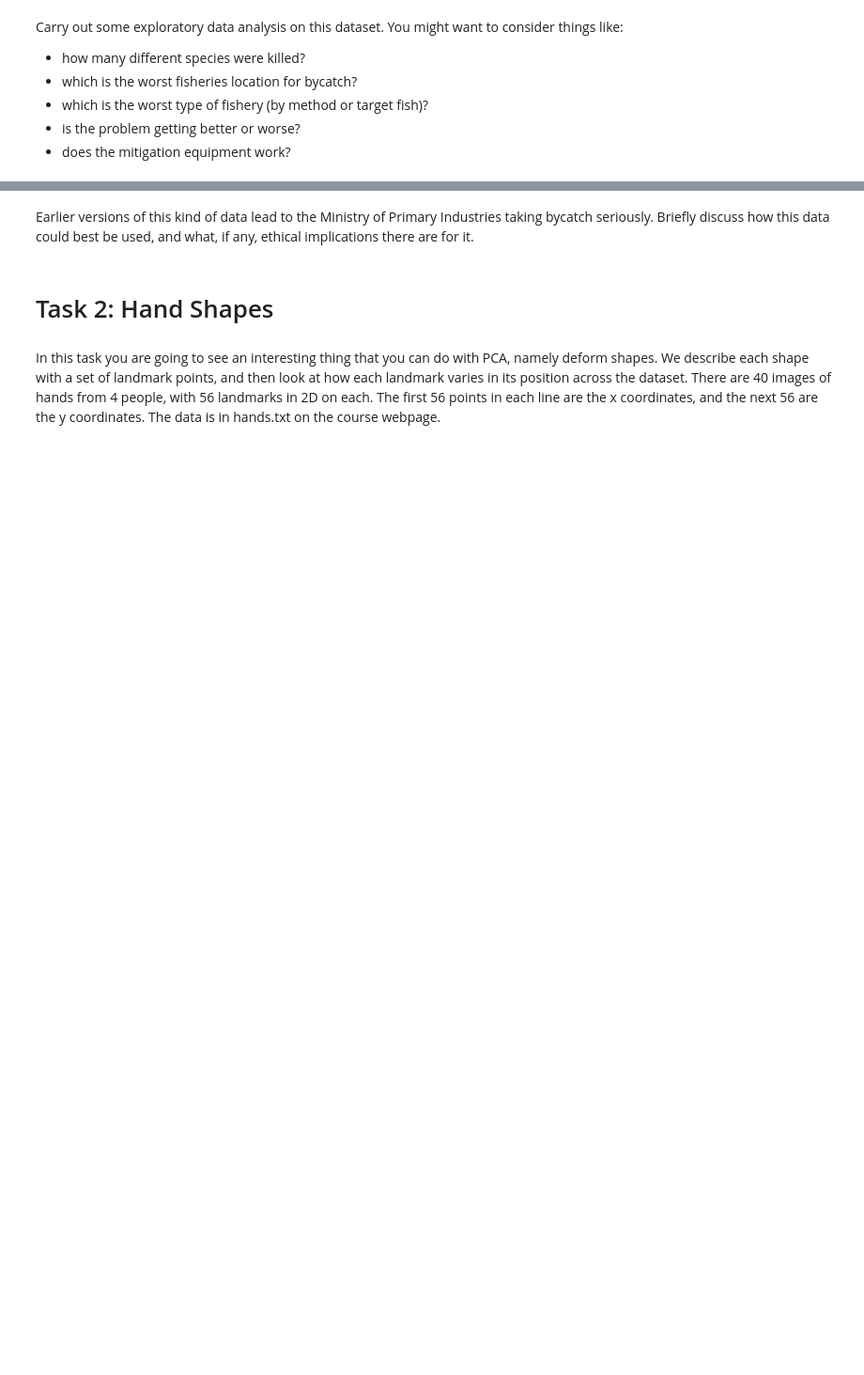
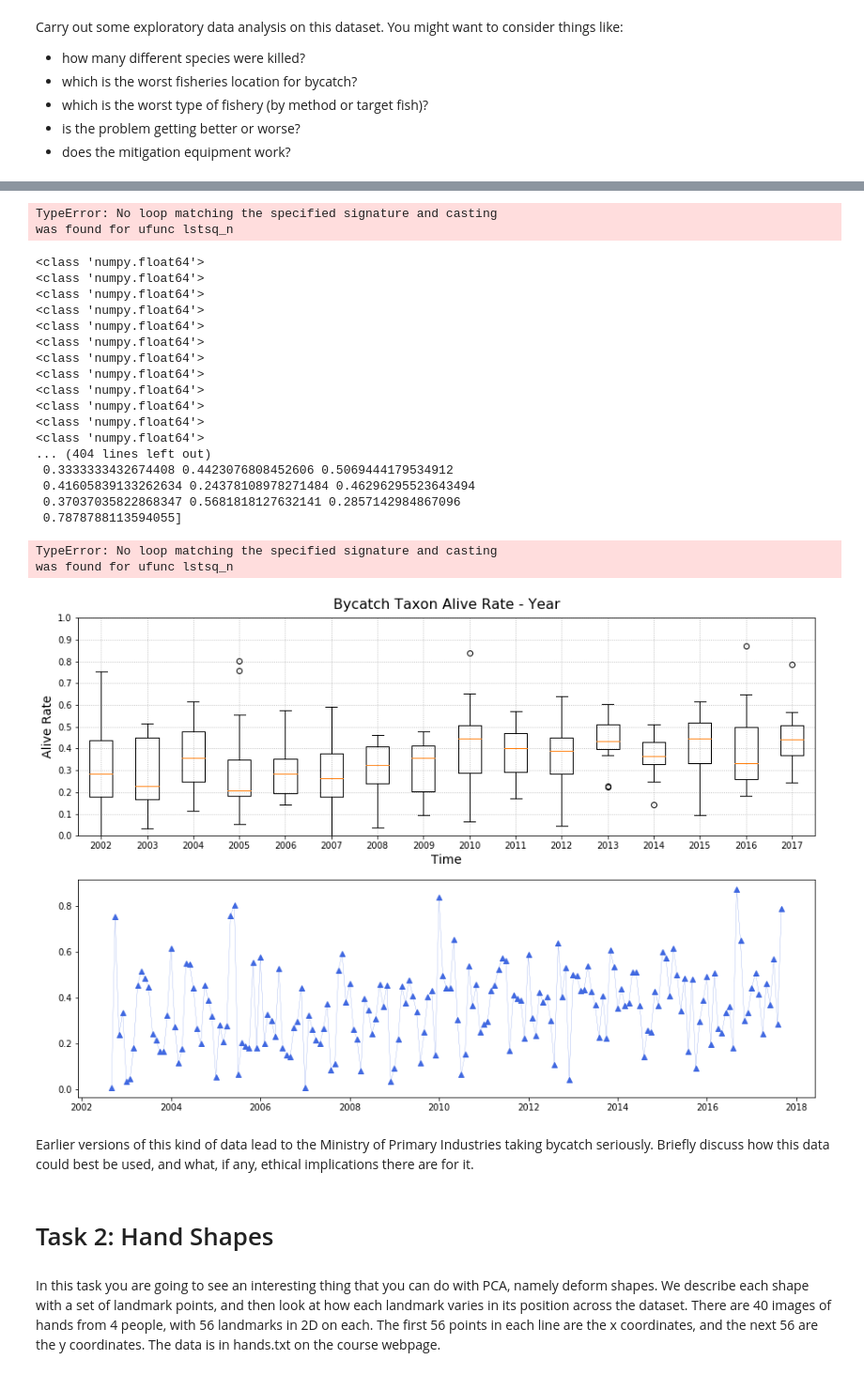
Before and after one commit to hanhnus/DATA201, a Jupyter notebook: Project 1.ipynb, the cells around one changed output, grey strips where cells are left out. Shown at 94% size. Saved outputs shown, nothing was run; the diff lists cells and outputs as text; code cells hidden in the pictures; blank space fills up the shorter version.

```diff
--- a/Project 1.ipynb
+++ b/Project 1.ipynb
@@ -27,0 +40,10 @@ df.head()
+# %%
+# Data Cleansing
+#     to calculate and compare the alive rate among different locations, method, target fish, and so on,
+# the rows whose "status" column are "NaN" need to be removed temporarily.
+#print(df.loc[8600:8700])
+df = df.dropna(subset = ["status"])
+df = df.reset_index(drop = True)
+#df = df.dropna(subset = ["excluded"])
+#print(df.loc[8600:8700,3:4])
+df.tail()
@@ -34,0 +282,10 @@ Carry out some exploratory data analysis on this dataset. You might want to cons
+# %%
+# to prepare tuples for box-chart plotting
+alive_rate_list = []
+year_list = []
+for y in range(2002, 2018):
+    df_each_year_month = df_alive_rate_byYearMonth[df_alive_rate_byYearMonth.index.year == y]
+    alive_rate_list.append(tuple(df_each_year_month["Alive Rate"]))
+    year_list.append(y)
+alive_rate_tuple = tuple(alive_rate_list)
+year_tuple = tuple(year_list)
@@ -34,0 +323,54 @@ Carry out some exploratory data analysis on this dataset. You might want to cons
+# %%
+# test
+xxx    = mdates.date2num(df_alive_rate_byYearMonth.index)[2:]       # Datetime dtype -> int because np.polyfit() doesn't take Datetime
+yyy        = df_alive_rate_byYearMonth["Alive Rate"].values[2:]
+m, b     = np.polyfit(xxx, yyy, 5)
+pl.plot(x_num, y)
+# %% [output]
+TypeError: No loop matching the specified signature and casting
+was found for ufunc lstsq_n
+# %%
+fig, ax = pl.subplots(2, 1, figsize = (15, 10))             # create a new figure & set the figure size
+ax[0].boxplot(alive_rate_tuple, labels = year_tuple)
+ax[0].set_xlabel('Time', fontsize = 14)
+ax[0].set_ylabel('Alive Rate', fontsize = 14)
+ax[0].set_title('Bycatch Taxon Alive Rate - Year', fontsize = 16, pad = 10)     # pad: offset of the title from the top of the axes
+ax[0].set_ylim(0, 1)
+ax[0].set_yticks(np.arange(0, 1.1, 0.1))
+ax[0].xaxis.grid(which = "both", linestyle = ":")
+ax[0].yaxis.grid(which = "both", linestyle = ":")
+
+
+ax[1].plot(df_alive_rate_byYearMonth.index, df_alive_rate_byYearMonth["Alive Rate"], linewidth = 0.2, color='royalblue', marker='^', linestyle='solid')
+ax[1].plot(df_alive_rate_byYearMonth.index, linear_fit_rate(df_alive_rate_byYearMonth.index, df_alive_rate_byYearMonth["Alive Rate"]),
+           linewidth = 1, color='royalblue', linestyle='solid')
+ax[1].set_xlabel('Time', fontsize = 14)
+ax[1].set_ylabel('EColi count', fontsize = 14)
+ax[1].set_title('Bycatch Taxon Alive Rate - Month', fontsize = 16, pad = 10)     # pad: offset of the title from the top of the axes
+ax[1].set_yticks(np.arange(0, 1.1, 0.1))
+ax[1].xaxis.grid(which = "both", linestyle = ":")
+ax[1].yaxis.grid(which = "both", linestyle = ":")
+
+pl.subplots_adjust(hspace = 0.3)                           # adjust the space between the 2 subplots
+pl.show()
+# %% [output]
+<class 'numpy.float64'>
+<class 'numpy.float64'>
+<class 'numpy.float64'>
+<class 'numpy.float64'>
+<class 'numpy.float64'>
+<class 'numpy.float64'>
+<class 'numpy.float64'>
+<class 'numpy.float64'>
+<class 'numpy.float64'>
+<class 'numpy.float64'>
+<class 'numpy.float64'>
+<class 'numpy.float64'>
+... (404 lines left out)
+ 0.3333333432674408 0.4423076808452606 0.5069444179534912
+ 0.41605839133262634 0.24378108978271484 0.46296295523643494
+ 0.37037035822868347 0.5681818127632141 0.2857142984867096
+ 0.7878788113594055]
+TypeError: No loop matching the specified signature and casting
+was found for ufunc lstsq_n
+[figure, added]
```
Also changed, not shown: parts of 25 cells of this notebook.
